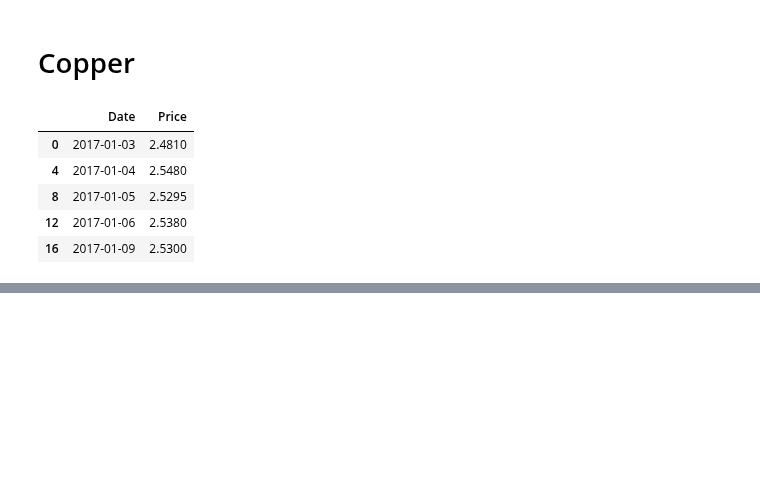
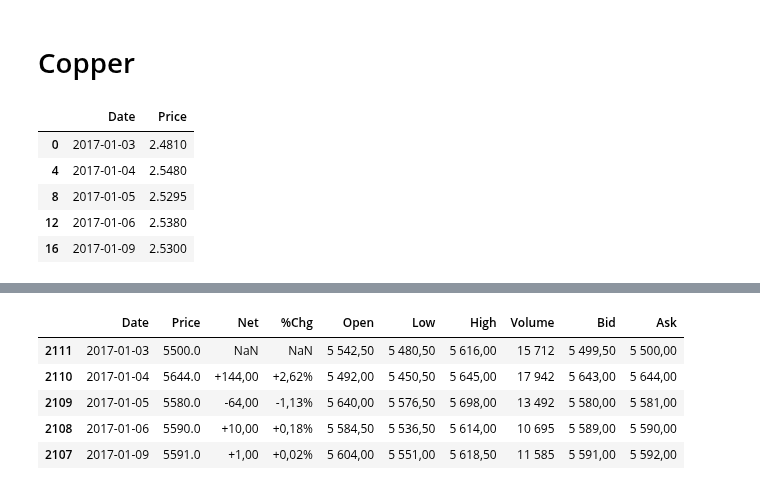
Before and after one commit to Doosheck/metals, a Jupyter notebook: data_overview.ipynb, the cells around one changed output, grey strips where cells are left out. Drawn from its saved outputs; the diff is of its cells as text; code cells hidden in the pictures; blank space fills up the shorter version.

```diff
--- a/data_overview.ipynb
+++ b/data_overview.ipynb
@@ -471,0 +532,16 @@ dfcu1.head()
+# %%
+# Load Copper data source #3 - LME 3M Copper Composite Forward
+dfcu3 = pd.read_csv('/Users/michal/Documents/Code/metals/reuters_data/LME 3M Copper Composite Commodity Forward.csv', sep=';')
+dfcu3 = dfcu3.rename(columns={'Exchange Date': 'Date'})
+dfcu3 = dfcu3.rename(columns={'Close' : 'Price'})
+dfcu3['Date'] = pd.to_datetime(dfcu3['Date'], format='%d-%b-%Y')
+dfcu3['Price'] = dfcu3['Price'].str.replace('\xa0', '').str.replace(',', '.').astype(float)
+dfcu3 = dfcu3.sort_values(by='Date')
+dfcu3.head()
+# %% [output]
+|  | Date | Price | Net | %Chg | Open | Low | High | Volume | Bid | Ask |
+| 2111 | 2017-01-03 | 5500.0 | NaN | NaN | 5 542,50 | 5 480,50 | 5 616,00 | 15 712 | 5 499,50 | 5 500,00 |
+| 2110 | 2017-01-04 | 5644.0 | +144,00 | +2,62% | 5 492,00 | 5 450,50 | 5 645,00 | 17 942 | 5 643,00 | 5 644,00 |
+| 2109 | 2017-01-05 | 5580.0 | -64,00 | -1,13% | 5 640,00 | 5 576,50 | 5 698,00 | 13 492 | 5 580,00 | 5 581,00 |
+| 2108 | 2017-01-06 | 5590.0 | +10,00 | +0,18% | 5 584,50 | 5 536,50 | 5 614,00 | 10 695 | 5 589,00 | 5 590,00 |
+| 2107 | 2017-01-09 | 5591.0 | +1,00 | +0,02% | 5 604,00 | 5 551,00 | 5 618,50 | 11 585 | 5 591,00 | 5 592,00 |
```
Also changed, not shown: parts of 20 cells of this notebook.
